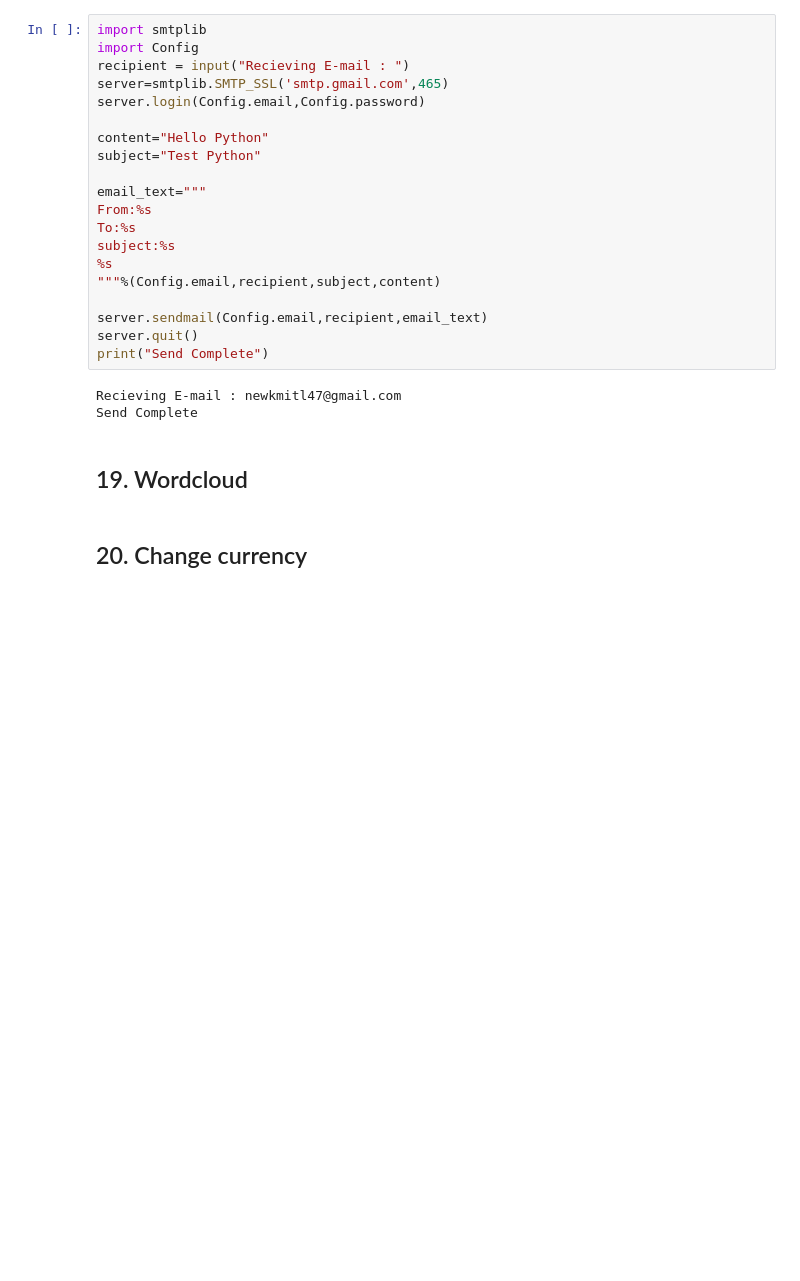
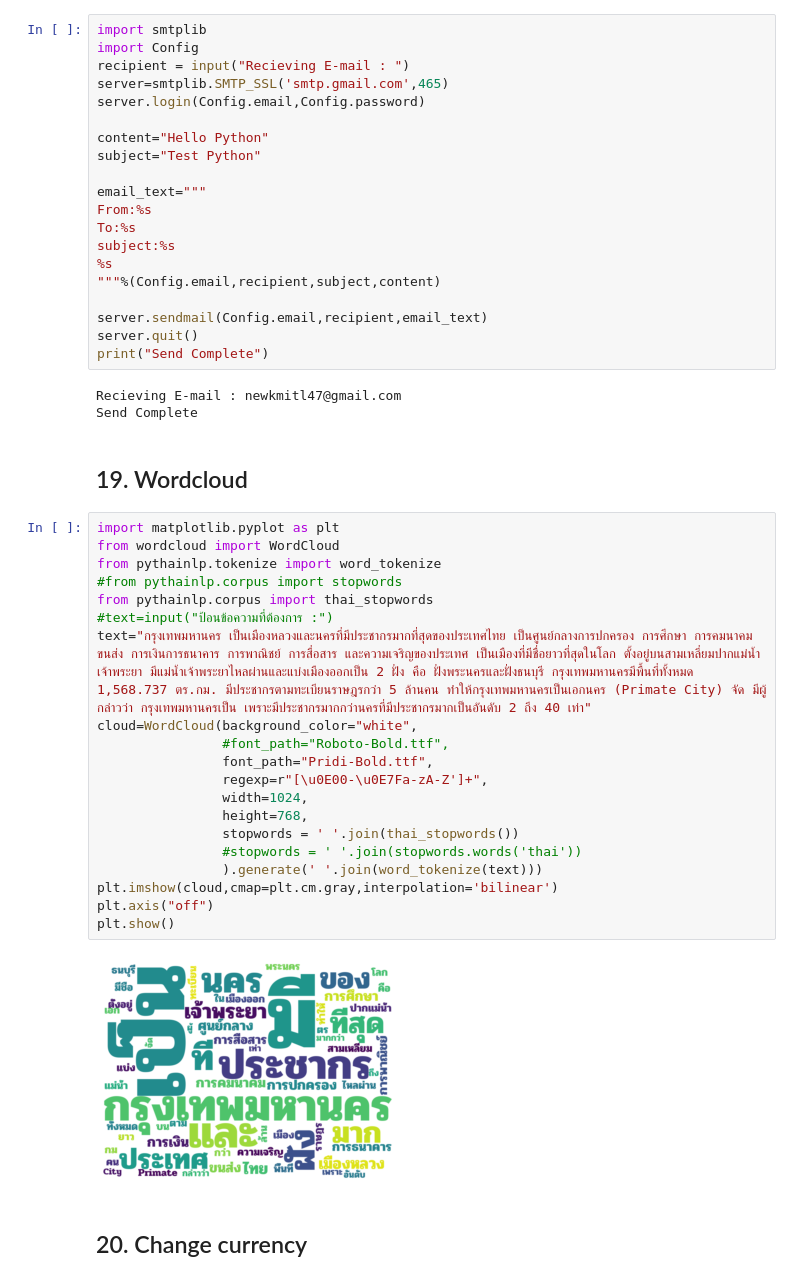
Before and after one commit to NewizZ9381/pythonApplication, a Jupyter notebook: pythonWorkshop.ipynb, the cells around one changed output. Drawn from its saved outputs; the diff is of its cells as text; blank space fills up the shorter version.

Commit message:
Add Instagram data, Map, FOREX, DL Picture from web, DL Video&data from Youtube, Count share in social media, Wordcloud, Change currency, Weather forcast

```diff
--- a/pythonWorkshop.ipynb
+++ b/pythonWorkshop.ipynb
@@ -344,5 +585,27 @@ Recieving E-mail : newkmitl47@gmail.com
 Send Complete
 # %% [markdown]
 ## 19. Wordcloud
+# %%
+import matplotlib.pyplot as plt
+from wordcloud import WordCloud
+from pythainlp.tokenize import word_tokenize
+#from pythainlp.corpus import stopwords
+from pythainlp.corpus import thai_stopwords
+#text=input("ป้อนข้อความที่ต้องการ :")
+text="กรุงเทพมหานคร เป็นเมืองหลวงและนครที่มีประชากรมากที่สุดของประเทศไทย เป็นศูนย์กลางการปกครอง การศึกษา การคมนาคมขนส่ง การเงินการธนาคาร การพาณิชย์ การสื่อสาร และความเจริญของประเทศ เป็นเมืองที่มีชื่อยาวที่สุดในโลก ตั้งอยู่บนสามเหลี่ยมปากแม่น้ำเจ้าพระยา มีแม่น้ำเจ้าพระยาไหลผ่านและแบ่งเมืองออกเป็น 2 ฝั่ง คือ ฝั่งพระนครและฝั่งธนบุรี กรุงเทพมหานครมีพื้นที่ทั้งหมด 1,568.737 ตร.กม. มีประชากรตามทะเบียนราษฎรกว่า 5 ล้านคน ทำให้กรุงเทพมหานครเป็นเอกนคร (Primate City) จัด มีผู้กล่าวว่า กรุงเทพมหานครเป็น เพราะมีประชากรมากกว่านครที่มีประชากรมากเป็นอันดับ 2 ถึง 40 เท่า"
+cloud=WordCloud(background_color="white",
+                #font_path="Roboto-Bold.ttf",
+                font_path="Pridi-Bold.ttf",
+                regexp=r"[\u0E00-\u0E7Fa-zA-Z']+",
+                width=1024,
+                height=768,
+                stopwords = ' '.join(thai_stopwords())
+                #stopwords = ' '.join(stopwords.words('thai'))
+                ).generate(' '.join(word_tokenize(text)))
+plt.imshow(cloud,cmap=plt.cm.gray,interpolation='bilinear')
+plt.axis("off")
+plt.show()
+# %% [output]
+[figure, added]
 # %% [markdown]
 ## 20. Change currency
```
Also changed, not shown: parts of 16 cells of this notebook.
